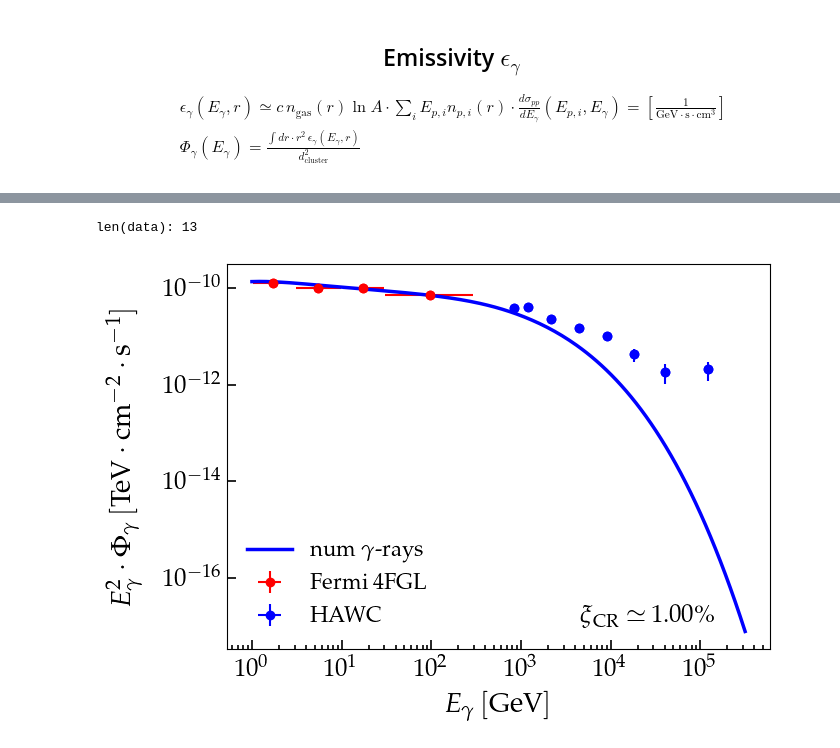
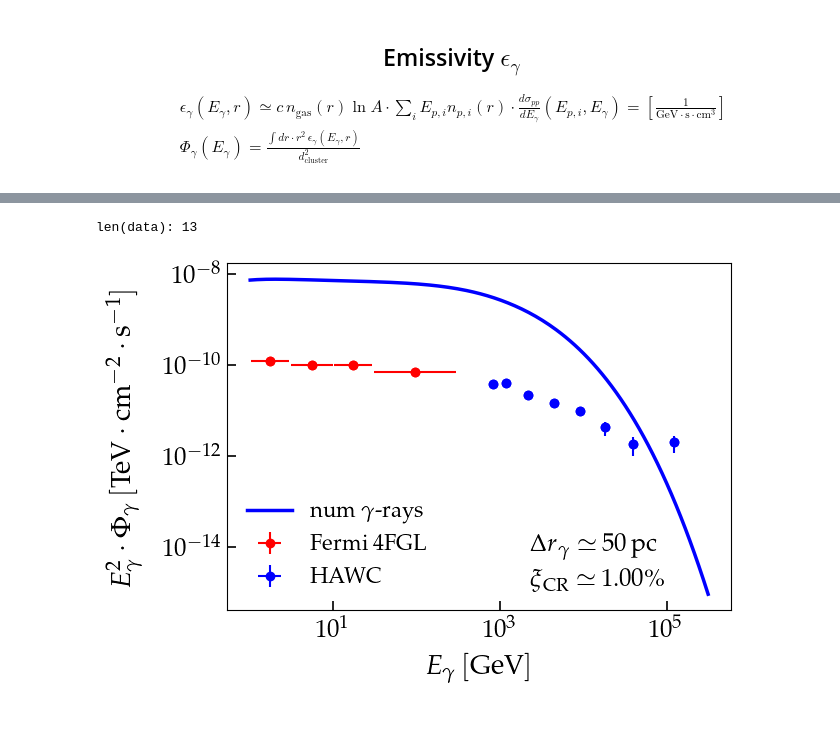
Before and after one commit to ottaviofornieri/StellarClusters, a Jupyter notebook: GitHub_Transport_Radau5Spherical_NonUniformGrid_NonSymmetricShock.ipynb, the cells around one changed output, grey strips where cells are left out. Drawn from its saved outputs; the diff is of its cells as text; code cells hidden in the pictures; blank space fills up the shorter version.

Commit message:
Fixed the integration region.

```diff
--- a/GitHub_Transport_Radau5Spherical_NonUniformGrid_NonSymmetricShock.ipynb
+++ b/GitHub_Transport_Radau5Spherical_NonUniformGrid_NonSymmetricShock.ipynb
@@ -2095,8 +2097,13 @@ $$
 \end{aligned}
 $$
 # %%
-d_cluster = 1.4        # in [kpc]
+d_cluster = 1.4                       # in [kpc]
 d_cluster_cm = d_cluster * 1.e3 * conv_pc_cm
+radius_gammaray_integration = 50.     # in [pc], integration radius considered by HAWC
+x_grid_pc = x_grid * L_ref
+indx_radius_gammaray_integration = np.argmin( abs(radius_gammaray_integration - x_grid_pc) )
+print(f'the integration to compute the gamma-rays is done up to index {indx_radius_gammaray_integration}, i.e.: {x_grid_pc[indx_radius_gammaray_integration]} [pc]')
+print('')
 
 
 log_A = np.log(factor_grid[0])
@@ -2112,7 +2119,7 @@ Flux_gamma = np.zeros( len(E_gamma) )
 
 n_p_PhSp = np.zeros( (len(x_grid), len(p_array_integral_tot)) )
 n_p = np.zeros( (len(x_grid), len(p_array_integral_tot)) )
-n_p_PhSp = CR_spectrum
+n_p_PhSp = CR_spectrum * CR_norm
 for ix in range(len(x_grid)):
     n_p[ix, :] = [4 * np.pi * p_array_integral_tot[ip]**2 * n_p_PhSp[ix, ip] for ip in range(len(p_array_integral_tot))]
 
@@ -2124,14 +2131,14 @@ plot_cosmetics_single()
 
 for ix in range(len(loc_spectrum)):
     if abs(loc_spectrum[ix] - shock_location) <= 1.e-2:
-        plt.loglog(p_array_integral_tot[:], CR_norm*(p_array_integral_tot[:] / p_grid[0])**2. * n_p[indx_spectrum[ix], :], ls='-', lw=2.5, color='blue', label='$x_{\mathrm{shock}} \simeq \,$' + str( round(loc_spectrum[ix]*L_ref) ) + '$\, \mathrm{pc}$')
+        plt.loglog(p_array_integral_tot[:], (p_array_integral_tot[:] / p_grid[0])**2. * n_p[indx_spectrum[ix], :], ls='-', lw=2.5, color='blue', label='$x_{\mathrm{shock}} \simeq \,$' + str( round(loc_spectrum[ix]*L_ref) ) + '$\, \mathrm{pc}$')
     else:
-        plt.loglog(p_array_integral_tot[:], CR_norm*(p_array_integral_tot[:] / p_grid[0])**2. * n_p[indx_spectrum[ix], :], ls='-', lw=1.5, label='$x \simeq \,$' + str( round(loc_spectrum[ix]*L_ref) ) + '$\, \mathrm{pc}$')
+        plt.loglog(p_array_integral_tot[:], (p_array_integral_tot[:] / p_grid[0])**2. * n_p[indx_spectrum[ix], :], ls='-', lw=1.5, label='$x \simeq \,$' + str( round(loc_spectrum[ix]*L_ref) ) + '$\, \mathrm{pc}$')
 
 
 
 
-plt.ylim(np.max((p_array_integral_tot[:] / p_grid[0])**2 * CR_norm*n_p[:, :]) / 1.e5, np.max((p_array_integral_tot[:]/p_grid[0])**2 * CR_norm*n_p[:, :]) * 1.e1)
+plt.ylim(np.max((p_array_integral_tot[:] / p_grid[0])**2 * n_p[:, :]) / 1.e5, np.max((p_array_integral_tot[:]/p_grid[0])**2 * n_p[:, :]) * 1.e1)
 plt.title('Energy spectrum at different locations', fontsize=20, pad=8)
 plt.xlabel('$p \, [\mathrm{GeV}/c]$', fontsize=20)
 plt.ylabel('$E^2 \cdot N(E,T_{\mathrm{run}}) \; [\mathrm{GeV \cdot cm^{-3}}]$', fontsize=20)
@@ -2143,14 +2150,15 @@ plt.legend(fontsize=16, frameon=False)
 start = time.process_time()
 
 for ig in range( len(E_gamma) ):
-    summation[:, ig] = sum( [p_array_integral_tot[ip] * CR_norm*n_p[:, ip] * sigma_gamma(p_array_integral_tot[ip], E_gamma[ig])*conv_mbarn_cm2 for ip in range( len(p_array_integral_tot) )] )
+    summation[:, ig] = sum( [p_array_integral_tot[ip] * n_p[:, ip] * sigma_gamma(p_array_integral_tot[ip], E_gamma[ig])*conv_mbarn_cm2 for ip in range( len(p_array_integral_tot) )] )
     emissivity_gamma[:, ig] = c_cm * n_ISM_array[:] * log_A * summation[:, ig]
     emissivity_gamma_rsquared[:, ig] = emissivity_gamma[:, ig] * ( x_grid[:]*L_ref*conv_pc_cm )**2
 
 
 for ig in range( len(E_gamma) ):
     # result given in [s^{-1} cm^{-2} GeV^{-1}]
-    Flux_gamma[ig] = np.trapz( emissivity_gamma_rsquared[:, ig], (x_grid*L_ref*conv_pc_cm), axis=-1 ) / (d_cluster_cm)**2
+    Flux_gamma[ig] = np.trapz( emissivity_gamma_rsquared[:indx_radius_gammaray_integration, ig], (x_grid[:indx_radius_gammaray_integration]*L_ref*conv_pc_cm), axis=-1 ) / (d_cluster_cm)**2
+    #Flux_gamma[ig] = np.trapz( emissivity_gamma_rsquared[:, ig], (x_grid[:]*L_ref*conv_pc_cm), axis=-1 ) / (d_cluster_cm)**2
 
 
 time_emissivity = time.process_time() - start
@@ -2183,34 +2193,36 @@ Flux_Fermi_mean = np.zeros( 4 )
 Flux_HAWC_mean = np.zeros( 8 )
 Flux_HAWC_low = np.zeros( 8 )
 Flux_HAWC_up = np.zeros( 8 )
 
 E_mean_Fermi[:] = [ data[ie][1] for ie in range(1, 5) ]
 E_mean_HAWC[:] = [ data[ie][1] for ie in range(5, len(data)) ]
 E_low_Fermi[:] = [ data[ie][2] for ie in range(1, 5) ]
 E_up_Fermi[:] = [ data[ie][3] for ie in range(1, 5) ]
 Flux_Fermi_mean[:] = [ data[ie][4] for ie in range(1, 5) ]
 Flux_HAWC_mean[:] = [ data[ie][4] for ie in range(5, len(data)) ]
 Flux_HAWC_low[:] = [ data[ie][5] for ie in range(5, len(data)) ]
 Flux_HAWC_up[:] = [ data[ie][6] for ie in range(5, len(data)) ]
 
 
 
-plt.figure(figsize=(7.,5.))
+plt.figure(figsize=(6.5,4.5))
 plot_cosmetics_single()
 
 
 plt.plot(E_mean_Fermi, Flux_Fermi_mean, 'ro')
 plt.plot(E_mean_HAWC, Flux_HAWC_mean, 'bo')
 plt.errorbar(E_mean_Fermi, Flux_Fermi_mean, fmt='ro', label='Fermi 4FGL', xerr=[E_mean_Fermi-E_low_Fermi, E_up_Fermi-E_mean_Fermi], yerr=0., ecolor='red')
 plt.errorbar(E_mean_HAWC, Flux_HAWC_mean, fmt='bo', label='HAWC', xerr=0., yerr=[Flux_HAWC_mean-Flux_HAWC_low, Flux_HAWC_up-Flux_HAWC_mean], ecolor='blue')
 
-plt.loglog(E_gamma, 1.e-3 * E_gamma**2 * Flux_gamma, lw=2.5, color='blue', label='num $\gamma$-rays')
-plt.text(0.65, 0.07, '$\\xi_{\mathrm{CR}} \simeq \,$' + str("{:.2f}".format(xi_CR*100.)) + '\%', fontsize=18, transform = plt.gca().transAxes)
+plt.loglog(E_gamma, E_gamma**2. * Flux_gamma, lw=2.5, color='blue', label='num $\gamma$-rays')
+#plt.ylim(1.e-12, 3.e-10)
+plt.text(0.6, 0.17, '$\\Delta r_{\gamma} \simeq \,$' + str(round(x_grid_pc[indx_radius_gammaray_integration])) + '$\, \mathrm{pc}$', fontsize=18, transform = plt.gca().transAxes)
+plt.text(0.6, 0.07, '$\\xi_{\mathrm{CR}} \simeq \,$' + str("{:.2f}".format(xi_CR*100.)) + '\%', fontsize=18, transform = plt.gca().transAxes)
 plt.xlabel('$E_\gamma \, [\mathrm{GeV}]$', fontsize=20)
 plt.ylabel('$E_\gamma^2 \cdot \Phi_\gamma \, [\mathrm{TeV \cdot cm^{-2} \cdot s^{-1}}]$', fontsize=20)
 plt.legend(fontsize=16, frameon=False, loc='lower left')
 
 plt.savefig(dirName + 'GammaRay_Spectrum_delta=' + str(delta_diff) + '.pdf',format='pdf',bbox_inches='tight', dpi=200)
 # %% [output]
 len(data): 13
-[figure, old version]
+[figure, new version]
```
Also changed, not shown: parts of 10 cells of this notebook, 36 other files.
